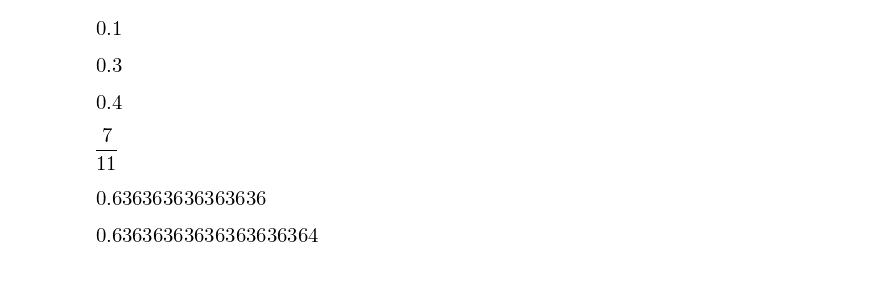
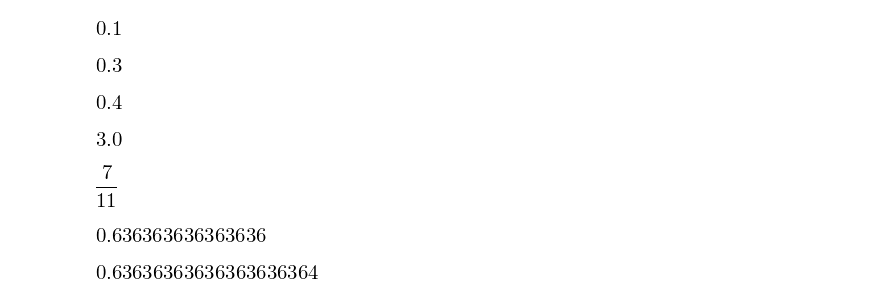
Before and after one commit to minireference/basicmath, a Jupyter notebook: Notebooks/Numbers.ipynb, the cells around one changed output. Drawn from its saved outputs; the diff is of its cells as text; code cells hidden in the pictures; blank space fills up the shorter version.

```diff
--- a/Notebooks/Numbers.ipynb
+++ b/Notebooks/Numbers.ipynb
@@ -141,6 +149,10 @@ False
 0.1 + 0.3
 # %% [output]
 [figure]
+# %%
+0.3 * 10
+# %% [output]
+[figure, added]
 # %%
 S(7)/11
 # %% [output]
```
Also changed, not shown: parts of 11 cells of this notebook.
